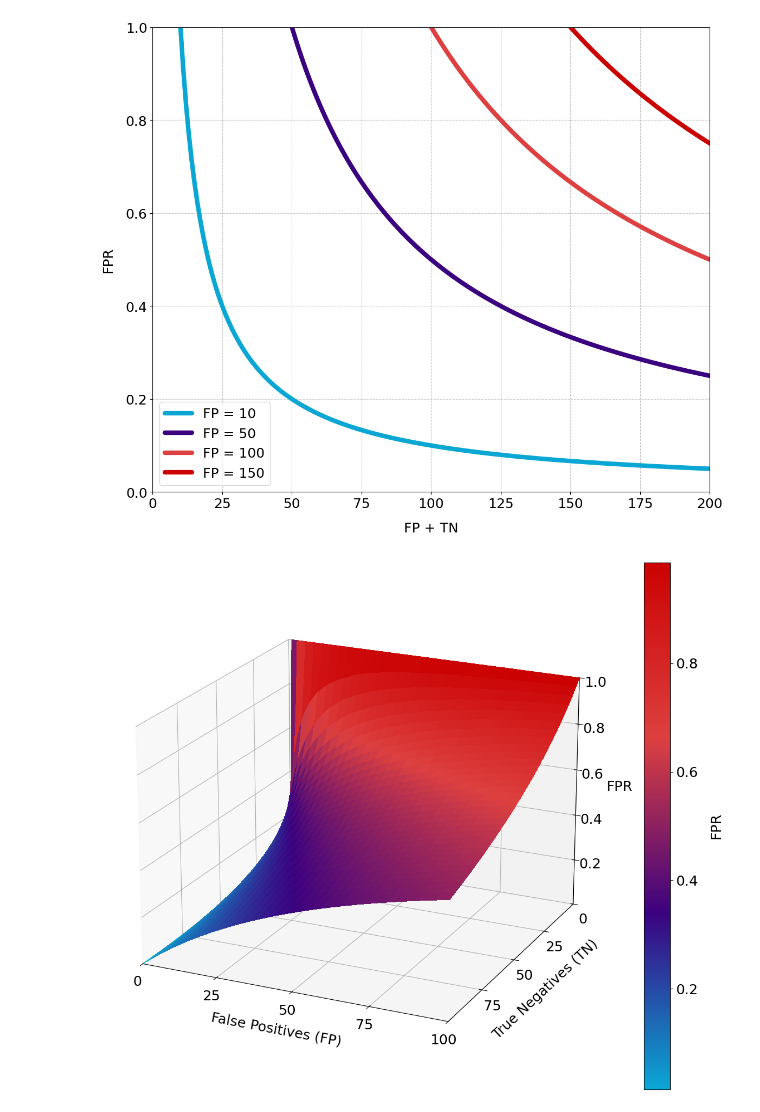
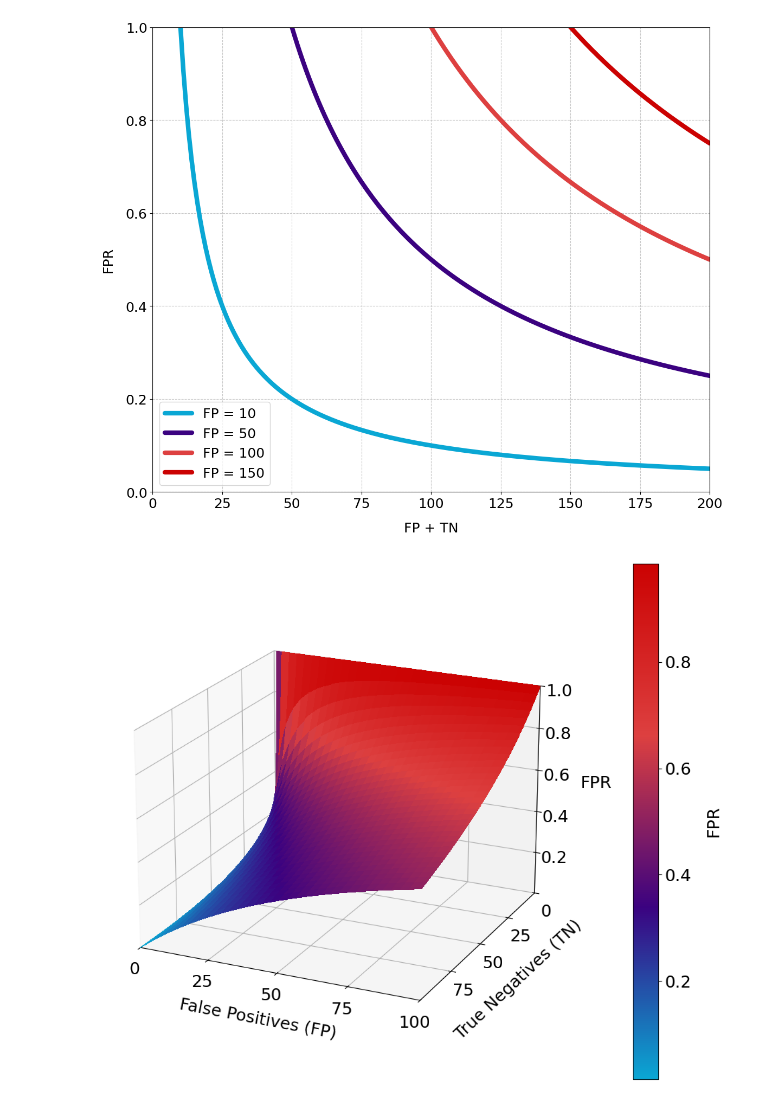
Before and after one commit to NannyML/The-Little-Book-of-ML-Metrics, a Jupyter notebook: classification_plots.ipynb, the cells around one changed output. Drawn from its saved outputs; the diff is of its cells as text; code cells hidden in the pictures.

Commit message:
FPR plots

```diff
--- a/classification_plots.ipynb
+++ b/classification_plots.ipynb
@@ -159,8 +159,6 @@ plt.show()
 # %%
 # Create 2D line plot of FPR vs FP + TN
 fig, ax = plt.subplots(figsize=(12, 10))
-# Increase font size for better readability
-plt.rcParams.update({'font.size': 18})
 
 
 # Create range for FP + TN
@@ -190,7 +188,7 @@ ax.set_xlim(0, 200)
 ax.set_ylim(0, 1)
 
 # Increase legend font size
-ax.legend(fontsize=16)
+ax.legend(fontsize=18)
 
 # Add legend
 ax.legend()
@@ -199,7 +197,7 @@ ax.legend()
 ax.grid(True, linestyle='--', alpha=0.7)
 
 plt.tight_layout()
-plt.savefig('plots/FPR_2d_line_plot.png', dpi=300)
+plt.savefig('plots/FPR_2d_line_plot_.png', dpi=300,  bbox_inches='tight', pad_inches=0)
 plt.show()
 # %% [output]
 [figure]
@@ -216,35 +214,35 @@ FPR = np.nan_to_num(FPR, 0)
 # Create 3D plot
 fig = plt.figure(figsize=(12, 10))
 ax = fig.add_subplot(111, projection='3d')
 
 # Plot the surface
 surf = ax.plot_surface(FP, TN, FPR, cmap=nml_cmap,
                        linewidth=0, antialiased=False)
 
 # Set labels and title
 ax.set_xlabel('False Positives (FP)')
 ax.set_ylabel('True Negatives (TN)')
-ax.set_zlabel('FPR')
+ax.set_zlabel('FPR', labelpad=20)
 
 # Set axis limits
 ax.set_xlim(0, 100)
 ax.set_ylim(100, 0)
 ax.set_zlim(0, 1)
 
 ax.set_xticks([0, 25, 50, 75, 100])
 ax.set_yticks([0, 25, 50, 75])
 ax.set_zticks([0.2, 0.4, 0.6, 0.8, 1.0])
 ax.tick_params(axis='z', which='major', pad=5)
 
 # Add colorbar
-cbar = fig.colorbar(surf)
+cbar = fig.colorbar(surf, pad=0.1)
 cbar.set_label('FPR')
 
 # Adjust the viewing angle
 ax.view_init(elev=20, azim=-65)
 
-plt.tight_layout()
-plt.savefig('plots/FPR_3d_surface.png', dpi=300)
+# plt.tight_layout()
+plt.savefig('plots/FPR_3d_surface.png', dpi=300,  bbox_inches='tight', pad_inches=0)
 plt.show()
 # %% [output]
-[figure, old version]
+[figure, new version]
```
Also changed, not shown: 2 other files.
